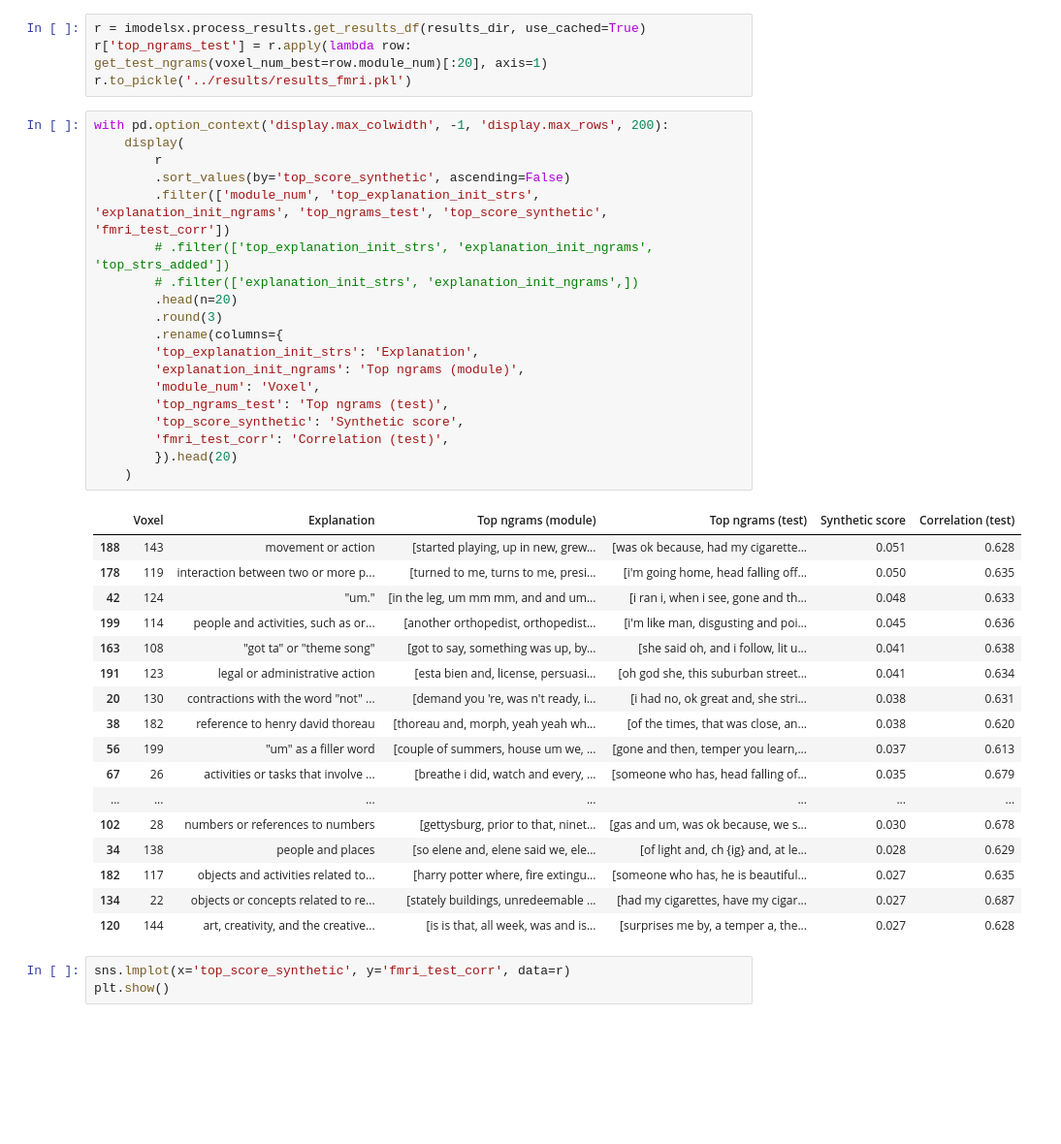
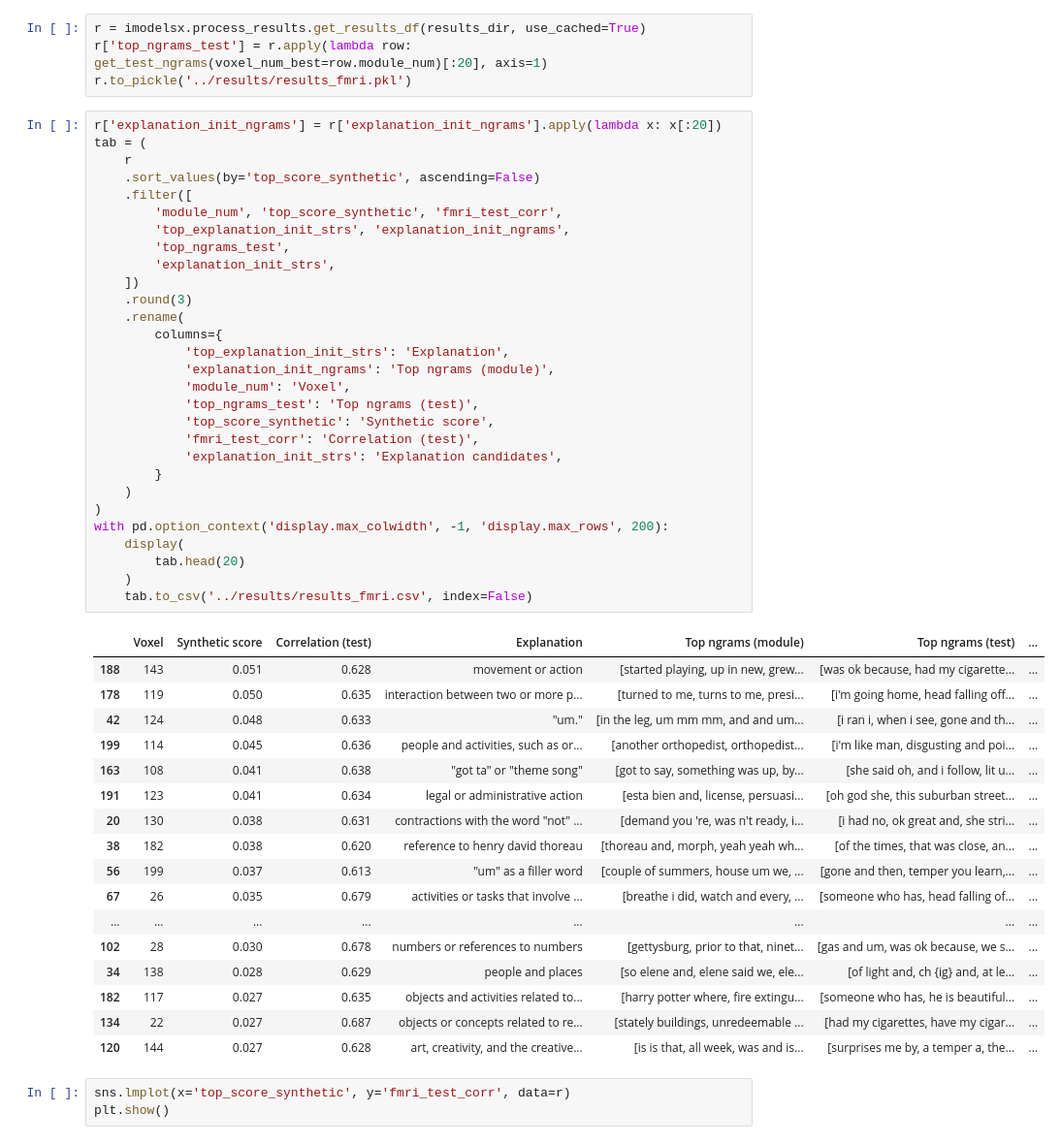
Before and after one commit to microsoft/automated-explanations, a Jupyter notebook: notebooks/01_fmri.ipynb, the cells around one changed output. Shown at 97% size. Cells and saved outputs as stored; diff of their text form; blank space fills up the shorter version.

```diff
--- a/notebooks/01_fmri.ipynb
+++ b/notebooks/01_fmri.ipynb
@@ -23,42 +23,52 @@ r = imodelsx.process_results.get_results_df(results_dir, use_cached=True)
 r['top_ngrams_test'] = r.apply(lambda row: get_test_ngrams(voxel_num_best=row.module_num)[:20], axis=1)
 r.to_pickle('../results/results_fmri.pkl')
 # %%
+r['explanation_init_ngrams'] = r['explanation_init_ngrams'].apply(lambda x: x[:20])
+tab = (
+    r
+    .sort_values(by='top_score_synthetic', ascending=False)
+    .filter([
+        'module_num', 'top_score_synthetic', 'fmri_test_corr',
+        'top_explanation_init_strs', 'explanation_init_ngrams',
+        'top_ngrams_test',
+        'explanation_init_strs',
+    ])
+    .round(3)
+    .rename(
+        columns={
+            'top_explanation_init_strs': 'Explanation',
+            'explanation_init_ngrams': 'Top ngrams (module)',
+            'module_num': 'Voxel',
+            'top_ngrams_test': 'Top ngrams (test)',
+            'top_score_synthetic': 'Synthetic score',
+            'fmri_test_corr': 'Correlation (test)',
+            'explanation_init_strs': 'Explanation candidates',
+        }
+    )
+)
 with pd.option_context('display.max_colwidth', -1, 'display.max_rows', 200):
     display(
-        r
-        .sort_values(by='top_score_synthetic', ascending=False)
-        .filter(['module_num', 'top_explanation_init_strs', 'explanation_init_ngrams', 'top_ngrams_test', 'top_score_synthetic', 'fmri_test_corr'])
-        # .filter(['top_explanation_init_strs', 'explanation_init_ngrams', 'top_strs_added'])
-        # .filter(['explanation_init_strs', 'explanation_init_ngrams',])
-        .head(n=20)
-        .round(3)
-        .rename(columns={
-        'top_explanation_init_strs': 'Explanation',
-        'explanation_init_ngrams': 'Top ngrams (module)',
-        'module_num': 'Voxel',
-        'top_ngrams_test': 'Top ngrams (test)',
-        'top_score_synthetic': 'Synthetic score',
-        'fmri_test_corr': 'Correlation (test)',
-        }).head(20)
+        tab.head(20)
     )
+    tab.to_csv('../results/results_fmri.csv', index=False)
 # %% [output]
-|  | Voxel | Explanation | Top ngrams (module) | Top ngrams (test) | Synthetic score | Correlation (test) |
-| 188 | 143 | movement or action | [started playing, up in new, grew... | [was ok because, had my cigarette... | 0.051 | 0.628 |
-| 178 | 119 | interaction between two or more p... | [turned to me, turns to me, presi... | [i'm going home, head falling off... | 0.050 | 0.635 |
-| 42 | 124 | "um." | [in the leg, um mm mm, and and um... | [i ran i, when i see, gone and th... | 0.048 | 0.633 |
-| 199 | 114 | people and activities, such as or... | [another orthopedist, orthopedist... | [i'm like man, disgusting and poi... | 0.045 | 0.636 |
-| 163 | 108 | "got ta" or "theme song" | [got to say, something was up, by... | [she said oh, and i follow, lit u... | 0.041 | 0.638 |
-| 191 | 123 | legal or administrative action | [esta bien and, license, persuasi... | [oh god she, this suburban street... | 0.041 | 0.634 |
-| 20 | 130 | contractions with the word "not" ... | [demand you 're, was n't ready, i... | [i had no, ok great and, she stri... | 0.038 | 0.631 |
-| 38 | 182 | reference to henry david thoreau | [thoreau and, morph, yeah yeah wh... | [of the times, that was close, an... | 0.038 | 0.620 |
-| 56 | 199 | "um" as a filler word | [couple of summers, house um we, ... | [gone and then, temper you learn,... | 0.037 | 0.613 |
-| 67 | 26 | activities or tasks that involve ... | [breathe i did, watch and every, ... | [someone who has, head falling of... | 0.035 | 0.679 |
-| ... | ... | ... | ... | ... | ... | ... |
-| 102 | 28 | numbers or references to numbers | [gettysburg, prior to that, ninet... | [gas and um, was ok because, we s... | 0.030 | 0.678 |
-| 34 | 138 | people and places | [so elene and, elene said we, ele... | [of light and, ch {ig} and, at le... | 0.028 | 0.629 |
-| 182 | 117 | objects and activities related to... | [harry potter where, fire extingu... | [someone who has, he is beautiful... | 0.027 | 0.635 |
-| 134 | 22 | objects or concepts related to re... | [stately buildings, unredeemable ... | [had my cigarettes, have my cigar... | 0.027 | 0.687 |
-| 120 | 144 | art, creativity, and the creative... | [is is that, all week, was and is... | [surprises me by, a temper a, the... | 0.027 | 0.628 |
+|  | Voxel | Synthetic score | Correlation (test) | Explanation | Top ngrams (module) | Top ngrams (test) | ... |
+| 188 | 143 | 0.051 | 0.628 | movement or action | [started playing, up in new, grew... | [was ok because, had my cigarette... | ... |
+| 178 | 119 | 0.050 | 0.635 | interaction between two or more p... | [turned to me, turns to me, presi... | [i'm going home, head falling off... | ... |
+| 42 | 124 | 0.048 | 0.633 | "um." | [in the leg, um mm mm, and and um... | [i ran i, when i see, gone and th... | ... |
+| 199 | 114 | 0.045 | 0.636 | people and activities, such as or... | [another orthopedist, orthopedist... | [i'm like man, disgusting and poi... | ... |
+| 163 | 108 | 0.041 | 0.638 | "got ta" or "theme song" | [got to say, something was up, by... | [she said oh, and i follow, lit u... | ... |
+| 191 | 123 | 0.041 | 0.634 | legal or administrative action | [esta bien and, license, persuasi... | [oh god she, this suburban street... | ... |
+| 20 | 130 | 0.038 | 0.631 | contractions with the word "not" ... | [demand you 're, was n't ready, i... | [i had no, ok great and, she stri... | ... |
+| 38 | 182 | 0.038 | 0.620 | reference to henry david thoreau | [thoreau and, morph, yeah yeah wh... | [of the times, that was close, an... | ... |
+| 56 | 199 | 0.037 | 0.613 | "um" as a filler word | [couple of summers, house um we, ... | [gone and then, temper you learn,... | ... |
+| 67 | 26 | 0.035 | 0.679 | activities or tasks that involve ... | [breathe i did, watch and every, ... | [someone who has, head falling of... | ... |
+| ... | ... | ... | ... | ... | ... | ... | ... |
+| 102 | 28 | 0.030 | 0.678 | numbers or references to numbers | [gettysburg, prior to that, ninet... | [gas and um, was ok because, we s... | ... |
+| 34 | 138 | 0.028 | 0.629 | people and places | [so elene and, elene said we, ele... | [of light and, ch {ig} and, at le... | ... |
+| 182 | 117 | 0.027 | 0.635 | objects and activities related to... | [harry potter where, fire extingu... | [someone who has, he is beautiful... | ... |
+| 134 | 22 | 0.027 | 0.687 | objects or concepts related to re... | [stately buildings, unredeemable ... | [had my cigarettes, have my cigar... | ... |
+| 120 | 144 | 0.027 | 0.628 | art, creativity, and the creative... | [is is that, all week, was and is... | [surprises me by, a temper a, the... | ... |
 # %%
 sns.lmplot(x='top_score_synthetic', y='fmri_test_corr', data=r)
 plt.show()
```
Also changed, not shown: 2 other files.
